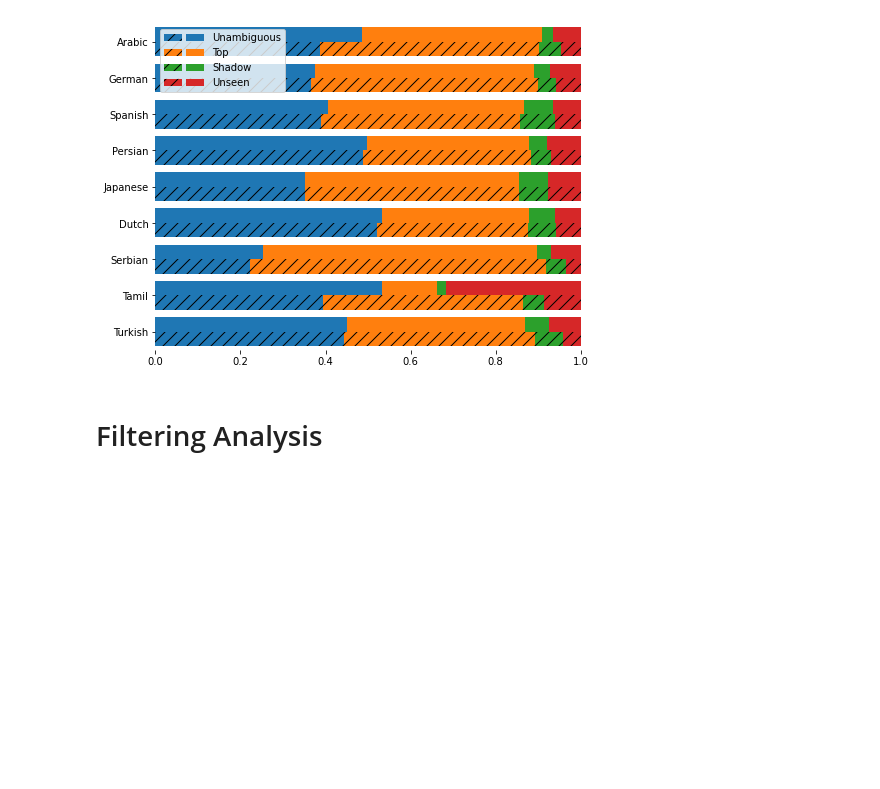
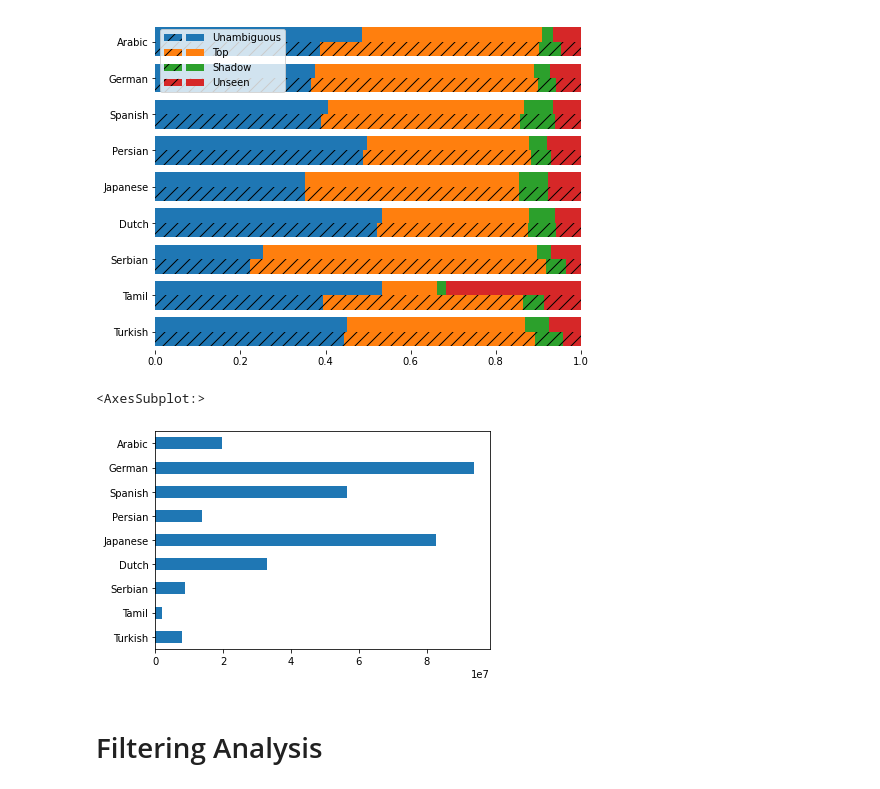
Before and after one commit to bennokr/minimEL, a Jupyter notebook: evaluation/Mewsli-9.ipynb, the cells around one changed output. Saved outputs shown, nothing was run; the diff lists cells and outputs as text; code cells hidden in the pictures; blank space fills up the shorter version.

```diff
--- a/evaluation/Mewsli-9.ipynb
+++ b/evaluation/Mewsli-9.ipynb
@@ -179,6 +179,11 @@ ax.legend(
 # %% [output]
 <matplotlib.legend.Legend at 0x...>
 [figure]
+# %%
+pd.Series({code_lang.get(l,l).title():sum(c.values()) for l,c in sorted(total_counts.items())[::-1]}).plot.barh()
+# %% [output]
+<AxesSubplot:>
+[figure, added]
 # %% [markdown]
 # Filtering Analysis
 # %%
```
Also changed, not shown: 4 other files.
